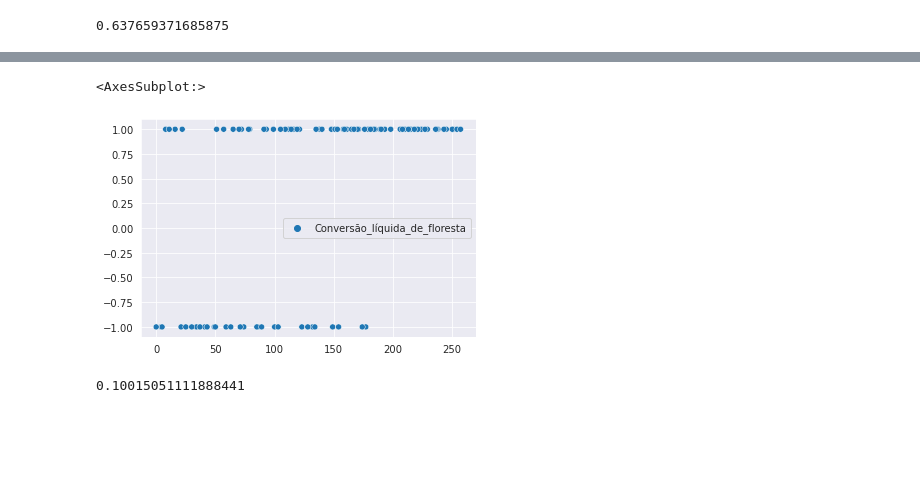
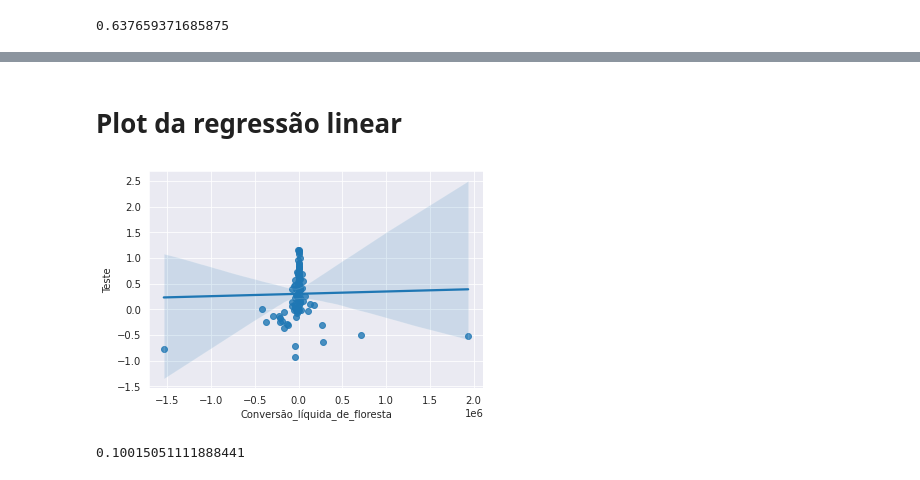
Before and after one commit to luanicaro/Desmatamento, a Jupyter notebook: src/Homework.ipynb, the cells around one changed output, grey strips where cells are left out. Saved outputs shown, nothing was run; the diff lists cells and outputs as text; code cells hidden in the pictures; blank space fills up the shorter version.

```diff
--- a/src/Homework.ipynb
+++ b/src/Homework.ipynb
@@ -380,8 +375,9 @@ sns.scatterplot(data=y_previsto)
-# %%
-sns.scatterplot(data=y_test)
-# %% [output]
-<AxesSubplot:>
-[figure, removed]
+# %% [markdown]
+# Plot da regressão linear
+# %%
+g = sns.regplot(x='Conversão_líquida_de_floresta', y='Teste', data=df)
+# %% [output]
+[figure, added]
 # %%
 from sklearn.model_selection import LeaveOneOut
 
```
Also changed, not shown: parts of 28 cells of this notebook.
